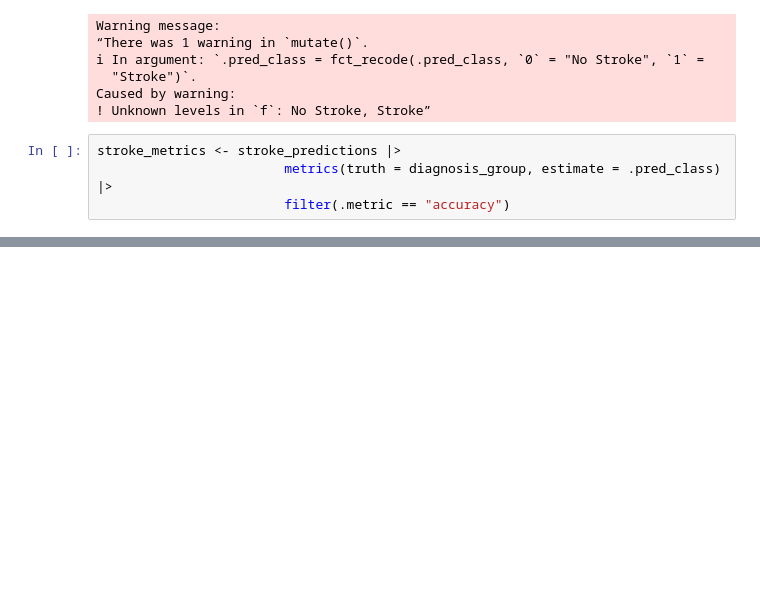
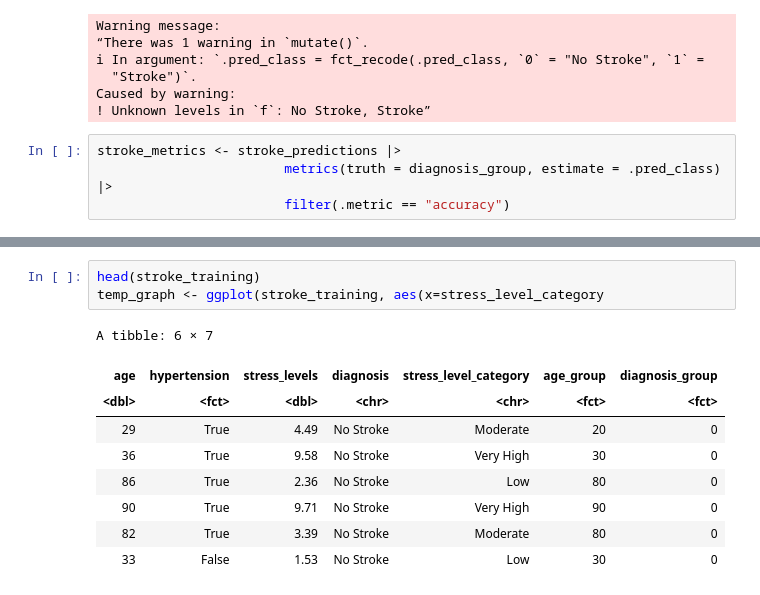
Before and after one commit to Megunight/dsci100-project, a Jupyter notebook: project.report.ipynb, the cells around one changed output, grey strips where cells are left out. Saved outputs shown, nothing was run; the diff lists cells and outputs as text; blank space fills up the shorter version.

```diff
--- a/project.report.ipynb
+++ b/project.report.ipynb
@@ -188,0 +190,13 @@ Prediction   0   1
+# %%
+head(stroke_training)
+temp_graph <- ggplot(stroke_training, aes(x=stress_level_category
+# %% [output]
+A tibble: 6 × 7
+| age | hypertension | stress_levels | diagnosis | stress_level_category | age_group | diagnosis_group |
+| <dbl> | <fct> | <dbl> | <chr> | <chr> | <fct> | <fct> |
+| 29 | True | 4.49 | No Stroke | Moderate | 20 | 0 |
+| 36 | True | 9.58 | No Stroke | Very High | 30 | 0 |
+| 86 | True | 2.36 | No Stroke | Low | 80 | 0 |
+| 90 | True | 9.71 | No Stroke | Very High | 90 | 0 |
+| 82 | True | 3.39 | No Stroke | Moderate | 80 | 0 |
+| 33 | False | 1.53 | No Stroke | Low | 30 | 0 |
```
Also changed, not shown: parts of 9 cells of this notebook.
